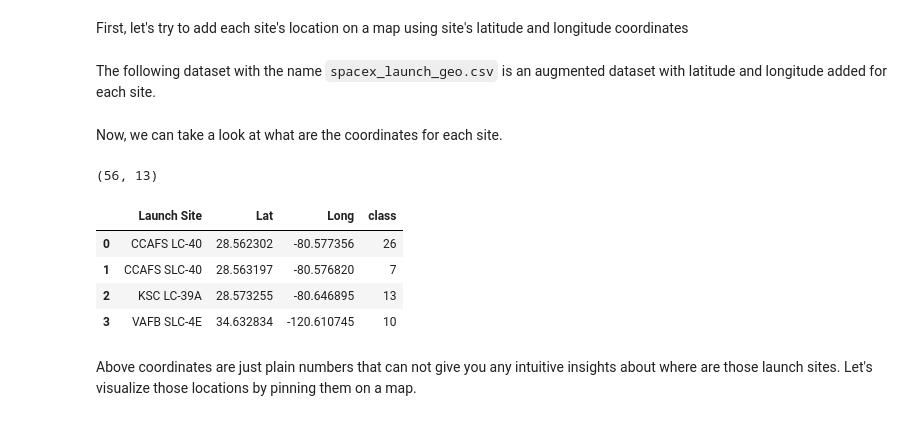
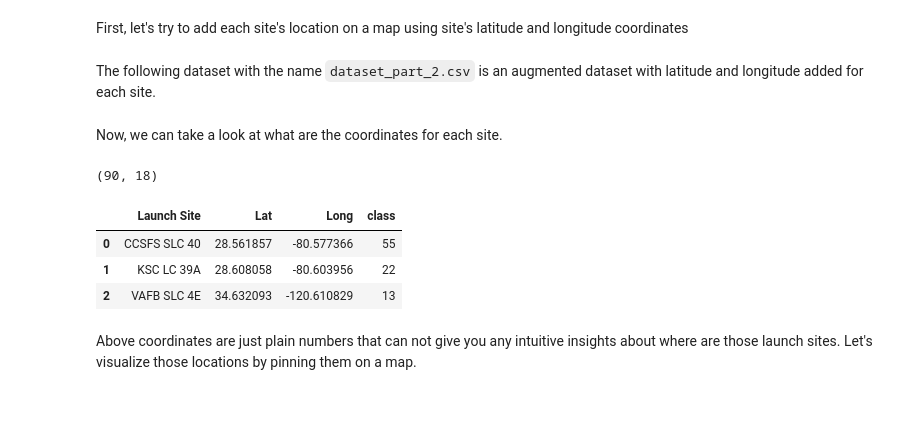
Before and after one commit to mrpintime/Falcon9_Landing, a Jupyter notebook: Exploratory_DataAnalysis(EDA)/Interactive Visual Analytics with Folium/Launch_site_location.ipynb, the cells around one changed output. Saved outputs shown, nothing was run; the diff lists cells and outputs as text; code cells hidden in the pictures.

```diff
--- a/Exploratory_DataAnalysis(EDA)/Interactive Visual Analytics with Folium/Launch_site_location.ipynb
+++ b/Exploratory_DataAnalysis(EDA)/Interactive Visual Analytics with Folium/Launch_site_location.ipynb
@@ -41,29 +41,30 @@ If you need to refresh your memory about folium, you may download and refer to t
 # %% [markdown]
 First, let's try to add each site's location on a map using site's latitude and longitude coordinates
 # %% [markdown]
-The following dataset with the name `spacex_launch_geo.csv` is an augmented dataset with latitude and longitude added for each site.
+The following dataset with the name `dataset_part_2.csv` is an augmented dataset with latitude and longitude added for each site.
 # %%
-# read the `spacex_launch_geo.csv`
-URL = 'https://cf-courses-data.s3.us.cloud-object-storage.appdomain.cloud/IBM-DS0321EN-SkillsNetwork/datasets/spacex_launch_geo.csv'
-spacex_df=pd.read_csv(URL)
+# read the `dataset_part_2.csv`
+path = "../../Data_Collecting&Wrangling/Wrangling/dataset_part_2.csv"
+# 'https://cf-courses-data.s3.us.cloud-object-storage.appdomain.cloud/IBM-DS0321EN-SkillsNetwork/datasets/spacex_launch_geo.csv'
+spacex_df=pd.read_csv(path)
 # %% [markdown]
 Now, we can take a look at what are the coordinates for each site.
 # %%
 spacex_df.shape
 # %% [output]
-(56, 13)
+(90, 18)
 # %%
-# Select relevant sub-columns: `Launch Site`, `Lat(Latitude)`, `Long(Longitude)`, `class`
-spacex_df = spacex_df[['Launch Site', 'Lat', 'Long', 'class']]
+# Change relevant sub-columns to: `Launch Site`, `Lat(Latitude)`, `Long(Longitude)`, `class`
+spacex_df = spacex_df[['LaunchSite', 'Latitude', 'Longitude', 'Class']]
+spacex_df.columns = ['Launch Site', 'Lat', 'Long', 'class']
 launch_sites_df = spacex_df.groupby(['Launch Site' ,'Lat', 'Long'], as_index=False).count()
 # launch_sites_df = launch_sites_df[['Launch Site', 'Lat', 'Long']]
 launch_sites_df
 # %% [output]
 |  | Launch Site | Lat | Long | class |
-| 0 | CCAFS LC-40 | 28.562302 | -80.577356 | 26 |
-| 1 | CCAFS SLC-40 | 28.563197 | -80.576820 | 7 |
-| 2 | KSC LC-39A | 28.573255 | -80.646895 | 13 |
-| 3 | VAFB SLC-4E | 34.632834 | -120.610745 | 10 |
+| 0 | CCSFS SLC 40 | 28.561857 | -80.577366 | 55 |
+| 1 | KSC LC 39A | 28.608058 | -80.603956 | 22 |
+| 2 | VAFB SLC 4E | 34.632093 | -120.610829 | 13 |
 # %% [markdown]
 Above coordinates are just plain numbers that can not give you any intuitive insights about where are those launch sites. Let's visualize those locations by pinning them on a map.
 # %% [markdown]
```
Also changed, not shown: parts of 16 cells of this notebook, 8 other files.
